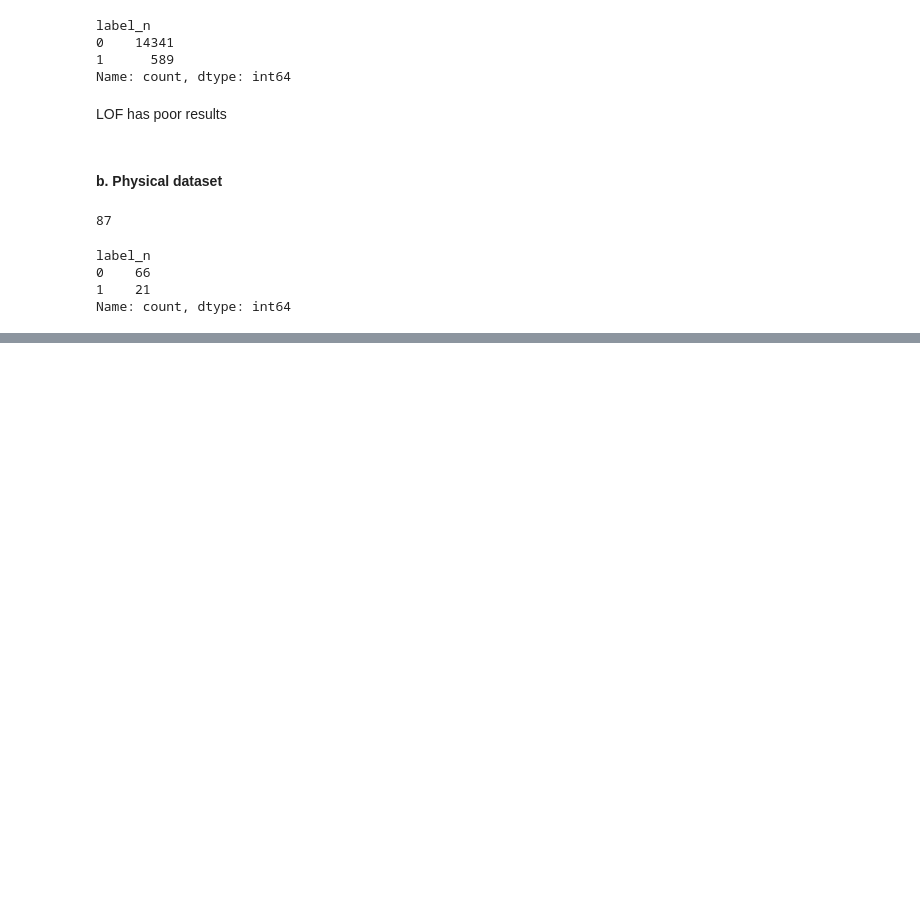
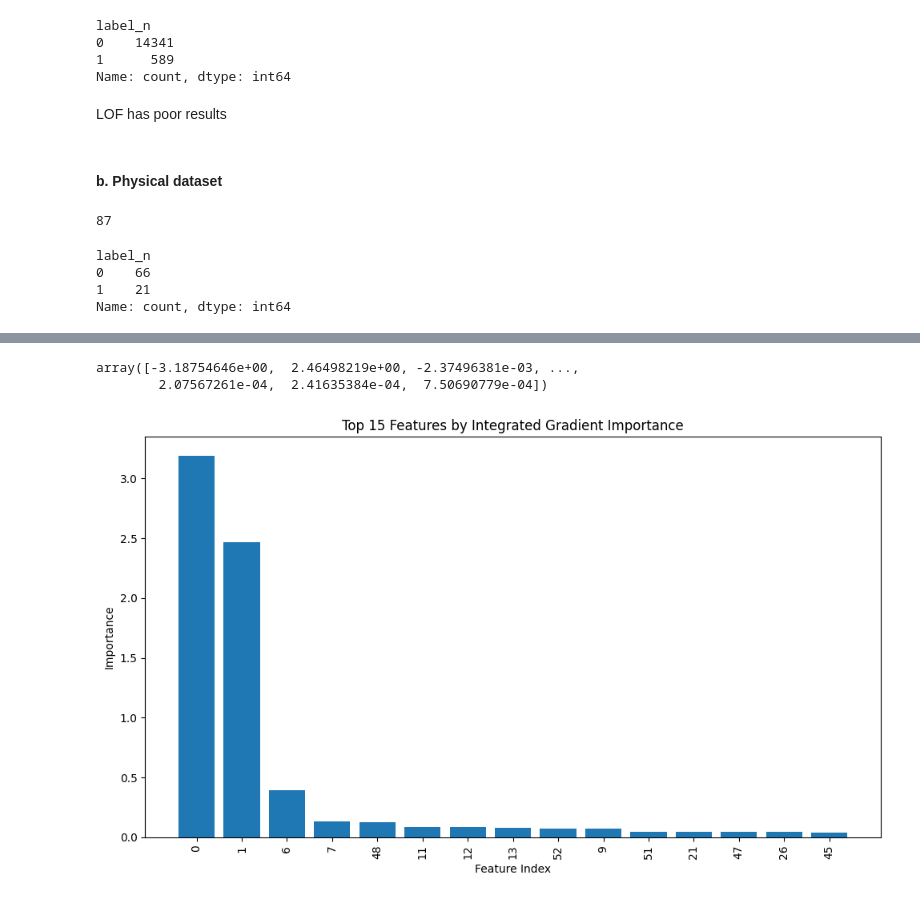
Before and after one commit to theo88400/ML-SECU2024, a Jupyter notebook: src/data_exploration/tom_exploration (fork fisch).ipynb, the cells around one changed output, grey strips where cells are left out. Cells and saved outputs as stored; diff of their text form; code cells hidden in the pictures; blank space fills up the shorter version.

```diff
--- a/src/data_exploration/tom_exploration (fork fisch).ipynb
+++ b/src/data_exploration/tom_exploration (fork fisch).ipynb
@@ -819,0 +932,65 @@ array([[35299,    25],
+# %%
+# Integrated Gradients function
+def integrated_gradients(model, input_data, baseline=None, steps=50):
+    # Ensure input_data has the right shape
+    input_data = tf.squeeze(input_data)
+
+    # If no baseline is provided, use a zero tensor
+    if baseline is None:
+        baseline = tf.zeros_like(input_data)
+
+    # Create the interpolated samples
+    interpolated_samples = [tf.squeeze(baseline + (input_data - baseline) * (i / steps)) for i in range(steps + 1)]
+
+    # Compute the gradients for each sample using GradientTape
+    gradients = []
+    for sample in interpolated_samples:
+        with tf.GradientTape() as tape:
+            tape.watch(sample)
+            prediction = model(tf.expand_dims(sample, axis=0))
+        gradient = tape.gradient(prediction, sample)
+        gradients.append(gradient)
+
+    # Compute the integrated gradients
+    avg_gradients = np.mean(gradients, axis=0)
+    integrated_grads = (input_data - baseline) * avg_gradients
+
+    return integrated_grads.numpy()
+
+# Use the function on a sample from x_test
+sample = tf.expand_dims(X_test[0], axis=0)  # Expand dimensions to make it 2D
+integrated_grads = integrated_gradients(model, sample)
+integrated_grads
+# %% [output]
+array([-3.18754646e+00,  2.46498219e+00, -2.37496381e-03, ...,
+        2.07567261e-04,  2.41635384e-04,  7.50690779e-04])
+# %%
+import matplotlib.pyplot as plt
+
+def plot_top_integrated_gradients(integrated_grads, top_k=15):
+    top_k = min(top_k, len(integrated_grads))
+    # Compute absolute importance
+    importance = np.abs(integrated_grads)
+
+    # Get the top-k indices sorted by descending importance
+    sorted_indices = np.argsort(importance)[::-1][:top_k]
+
+    # Extract top-k importances and their corresponding feature names (neuron indices in this case)
+    top_importances = importance[sorted_indices]
+    top_features = sorted_indices
+
+    # Plot
+    plt.figure(figsize=(10, 6))
+    plt.bar(range(top_k), top_importances, align='center')
+    plt.xticks(range(top_k), top_features, rotation='vertical')
+    plt.xlabel('Feature Index')
+    plt.ylabel('Importance')
+    plt.title('Top {} Features by Integrated Gradient Importance'.format(top_k))
+    plt.tight_layout()
+    plt.show()
+
+# Using the previously computed integrated gradients
+integrated_grads_flat = np.squeeze(integrated_grads)  # Ensure it's a flat array
+plot_top_integrated_gradients(integrated_grads_flat)
+# %% [output]
+[figure, added]
```
Also changed, not shown: parts of 15 cells of this notebook.
